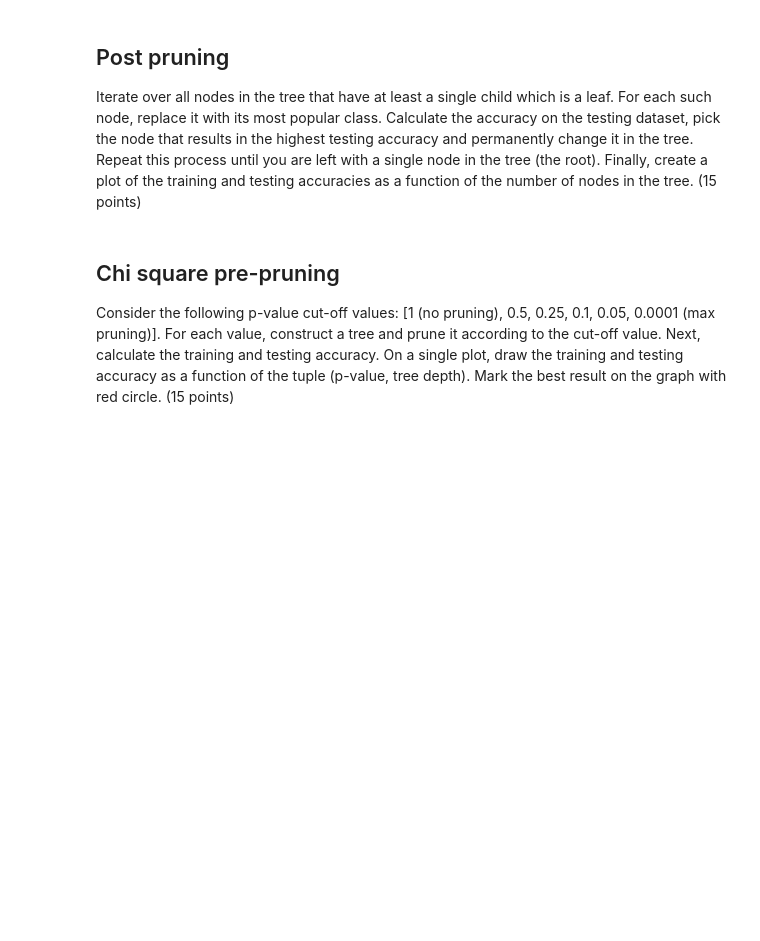
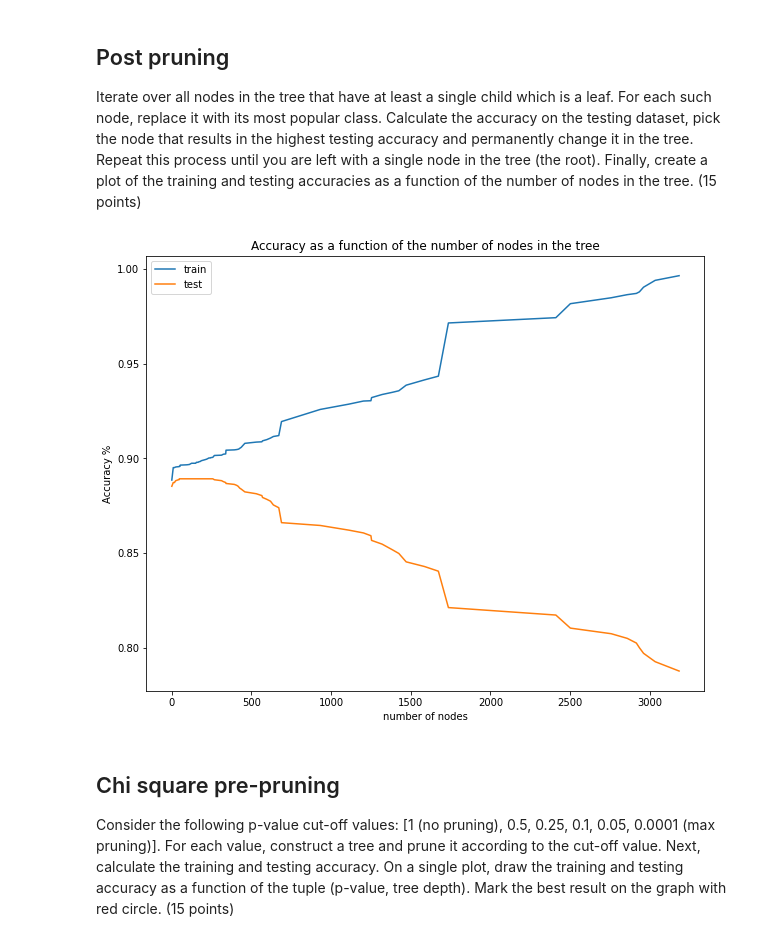
Before and after one commit to Liam-95/ML-HW2, a Jupyter notebook: Decision tree/hwa2.ipynb, the cells around one changed output. Cells and saved outputs as stored; diff of their text form; code cells hidden in the pictures; blank space fills up the shorter version.

```diff
--- a/Decision tree/hwa2.ipynb
+++ b/Decision tree/hwa2.ipynb
@@ -455,17 +466,19 @@ def prune_leaves(root, node, curr_data, curr_leaves):
     for child in node.children:
         prune_leaves(root, child, curr_data, curr_leaves)
 # %%
-e, f = post_pruning(tree, X_train, X_test)
+e, f = post_pruning(copy.deepcopy(tree), X_train, X_test)
 arr_e_train = np.array(e['train'][:-1])
 arr_e_test = np.array(e['test'][:-1])
 arr_f = np.array(f[1:])
 plt.plot(arr_f,arr_e_train, label="train")
 plt.plot(arr_f,arr_e_test, label="test")
 plt.xlabel('number of nodes')
 plt.ylabel('Accuracy %')
 plt.title('Accuracy as a function of the number of nodes in the tree')
 plt.legend()
 plt.show()
+# %% [output]
+[figure, added]
 # %% [markdown]
 ## Chi square pre-pruning
 
```
Also changed, not shown: parts of 8 cells of this notebook.
